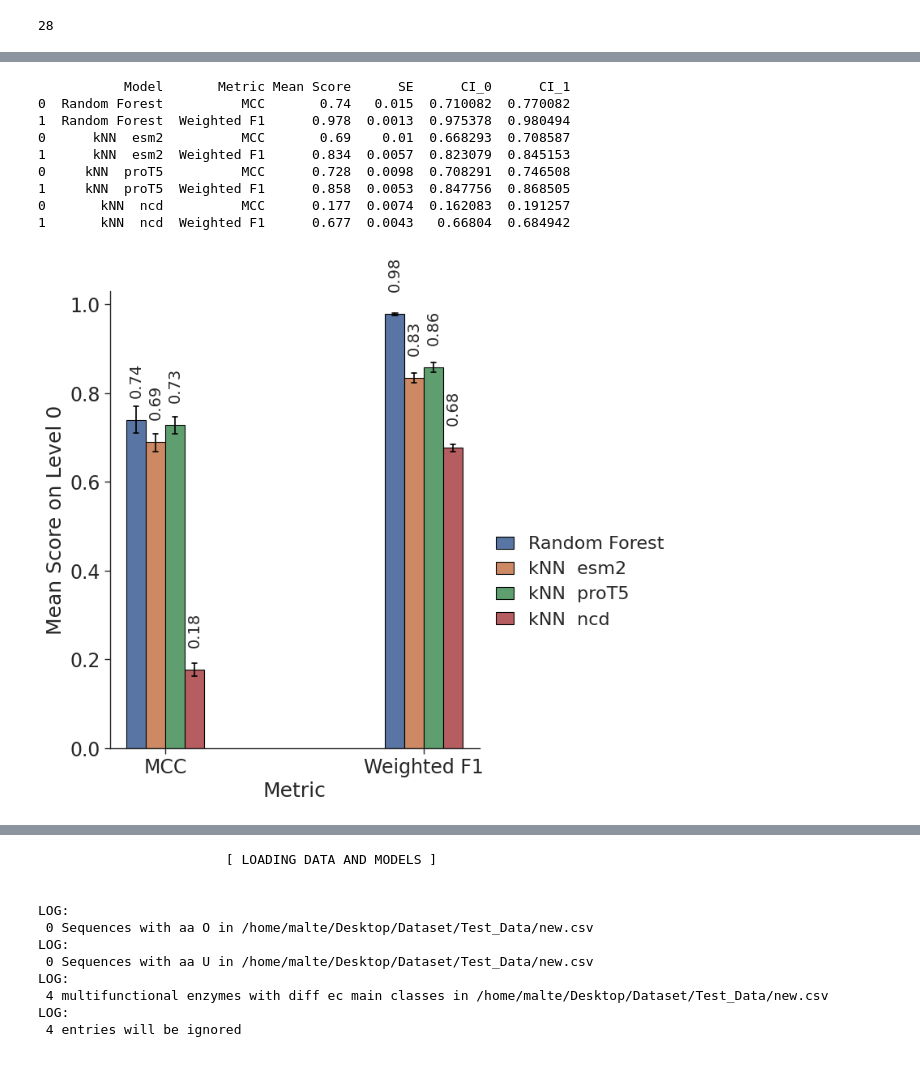
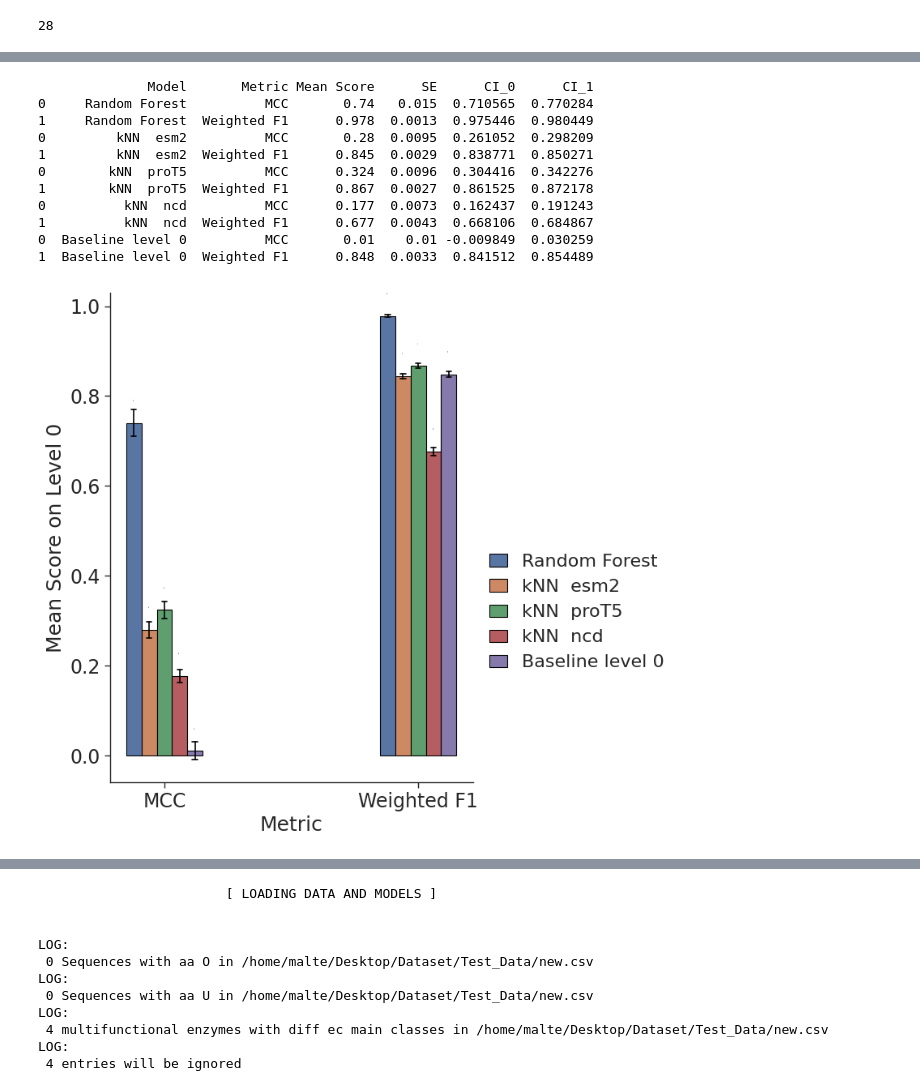
Before and after one commit to github4touchdouble/nnet-enzyme, a Jupyter notebook: tf_cnn_esm2/combined_fnn_level_2_classification.ipynb, the cells around one changed output, grey strips where cells are left out. Cells and saved outputs as stored; diff of their text form; code cells hidden in the pictures.

```diff
--- a/tf_cnn_esm2/combined_fnn_level_2_classification.ipynb
+++ b/tf_cnn_esm2/combined_fnn_level_2_classification.ipynb
@@ -1366,10 +1528,16 @@ random_baseline_level_2_pred = random_level_2(y_true_l2)
+# %%
+
+# random
+random_baseline_level_0_pred = random_level_0(y_pred_truc)
+random_baseline_level_1_pred = random_level_1(y_true_l1)
+random_baseline_level_2_pred = random_level_2(y_true_l2)
 # %%
 
-y_trues_l0 = [y_true_truc, y_true_jan_knn_esm, y_true_jan_knn_prot, y_true_gzip]
-y_preds_l0 = [y_pred_truc, y_pred_jan_knn_esm, y_pred_jan_knn_prot, y_pred_gzip]
+y_trues_l0 = [y_true_truc, y_true_jan_knn_esm, y_true_jan_knn_prot, y_true_gzip, y_true_truc]
+y_preds_l0 = [y_pred_truc, y_pred_jan_knn_esm, y_pred_jan_knn_prot, y_pred_gzip, random_baseline_level_0_pred]
 
-y_trues_l1 = [y_true_l1, y_true_l1_clean_new, y_true_l1]
-y_preds_l1 = [y_pred_l1, y_pred_l1_clean_new, random_baseline_level_1_pred]
+y_trues_l1 = [y_true_l1_kida, y_true_l1_clean_new, y_true_l1]
+y_preds_l1 = [y_pred_l1_kida, y_pred_l1_clean_new, random_baseline_level_1_pred]
 
 y_trues_l2 = [y_true_l2, y_true_l2_clean_new, y_true_l2]
 y_preds_l2 = [y_pred_l2, y_pred_l2_clean_new, random_baseline_level_2_pred]
@@ -1413,21 +1565,24 @@ scoring_funcs = [calculate_mcc_score, calculate_weighted_f1]
 # %%
 # l0
 plot_bootstrapped_score(y_trues_l0,
                         y_preds_l0,
                         scoring_funcs=scoring_funcs,
-                        model_names=["Random Forest", "kNN  esm2", "kNN  proT5", "kNN  ncd"],
-                        level=0)
+                        model_names=["Random Forest", "kNN  esm2", "kNN  proT5", "kNN  ncd", "Baseline level 0"],
+                        level=0,
+                        score_display_size=0)
 # %% [output]
-           Model       Metric Mean Score      SE      CI_0      CI_1
-0  Random Forest          MCC       0.74   0.015  0.710082  0.770082
-1  Random Forest  Weighted F1      0.978  0.0013  0.975378  0.980494
-0      kNN  esm2          MCC       0.69    0.01  0.668293  0.708587
-1      kNN  esm2  Weighted F1      0.834  0.0057  0.823079  0.845153
-0     kNN  proT5          MCC      0.728  0.0098  0.708291  0.746508
-1     kNN  proT5  Weighted F1      0.858  0.0053  0.847756  0.868505
-0       kNN  ncd          MCC      0.177  0.0074  0.162083  0.191257
-1       kNN  ncd  Weighted F1      0.677  0.0043   0.66804  0.684942
+              Model       Metric Mean Score      SE      CI_0      CI_1
+0     Random Forest          MCC       0.74   0.015  0.710565  0.770284
+1     Random Forest  Weighted F1      0.978  0.0013  0.975446  0.980449
+0         kNN  esm2          MCC       0.28  0.0095  0.261052  0.298209
+1         kNN  esm2  Weighted F1      0.845  0.0029  0.838771  0.850271
+0        kNN  proT5          MCC      0.324  0.0096  0.304416  0.342276
+1        kNN  proT5  Weighted F1      0.867  0.0027  0.861525  0.872178
+0          kNN  ncd          MCC      0.177  0.0073  0.162437  0.191243
+1          kNN  ncd  Weighted F1      0.677  0.0043  0.668106  0.684867
+0  Baseline level 0          MCC       0.01    0.01 -0.009849  0.030259
+1  Baseline level 0  Weighted F1      0.848  0.0033  0.841512  0.854489
-[figure, old version]
+[figure, new version]
 # %%
 # l1
 plot_bootstrapped_score(y_trues_l1,
```
Also changed, not shown: parts of 26 cells of this notebook, 5 other files.
